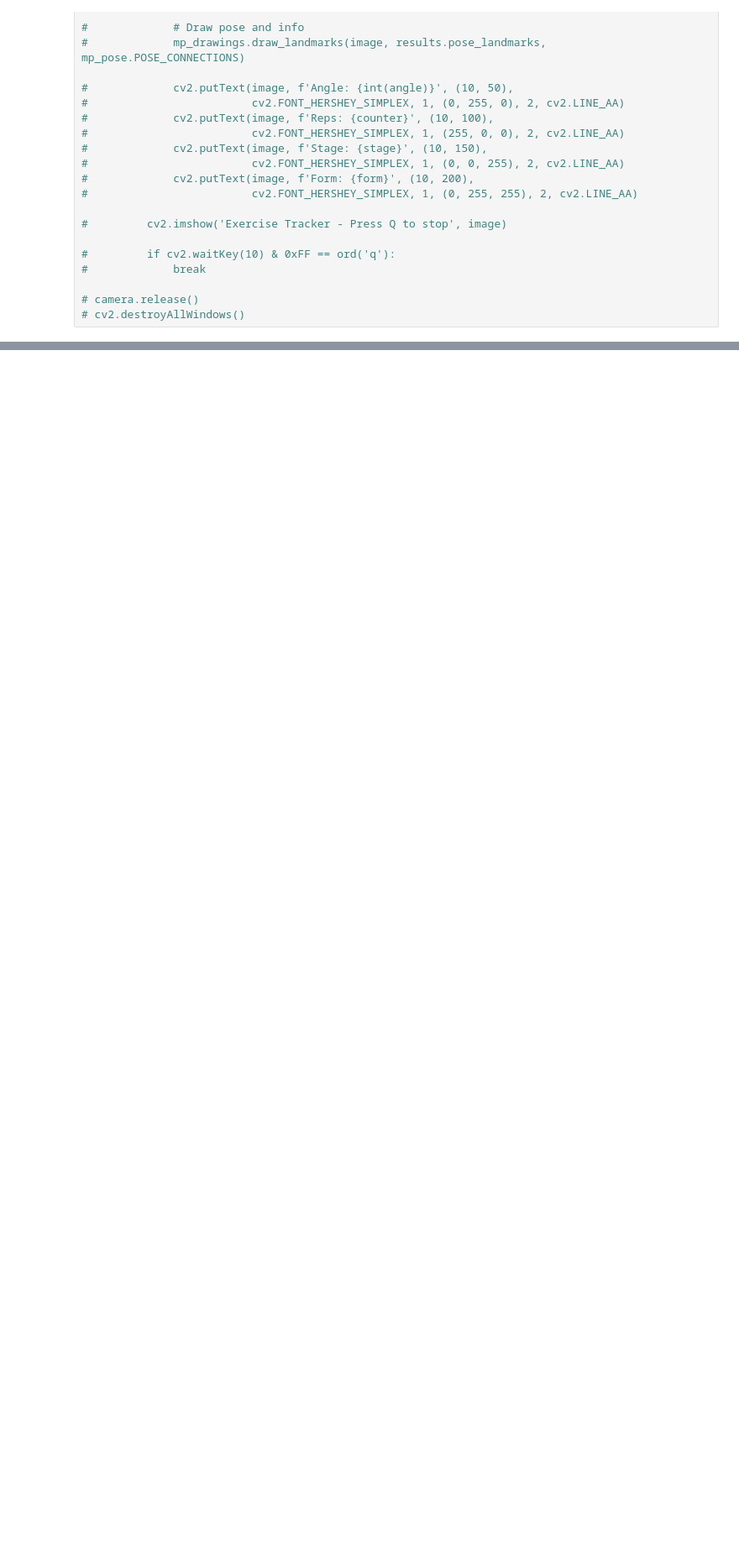
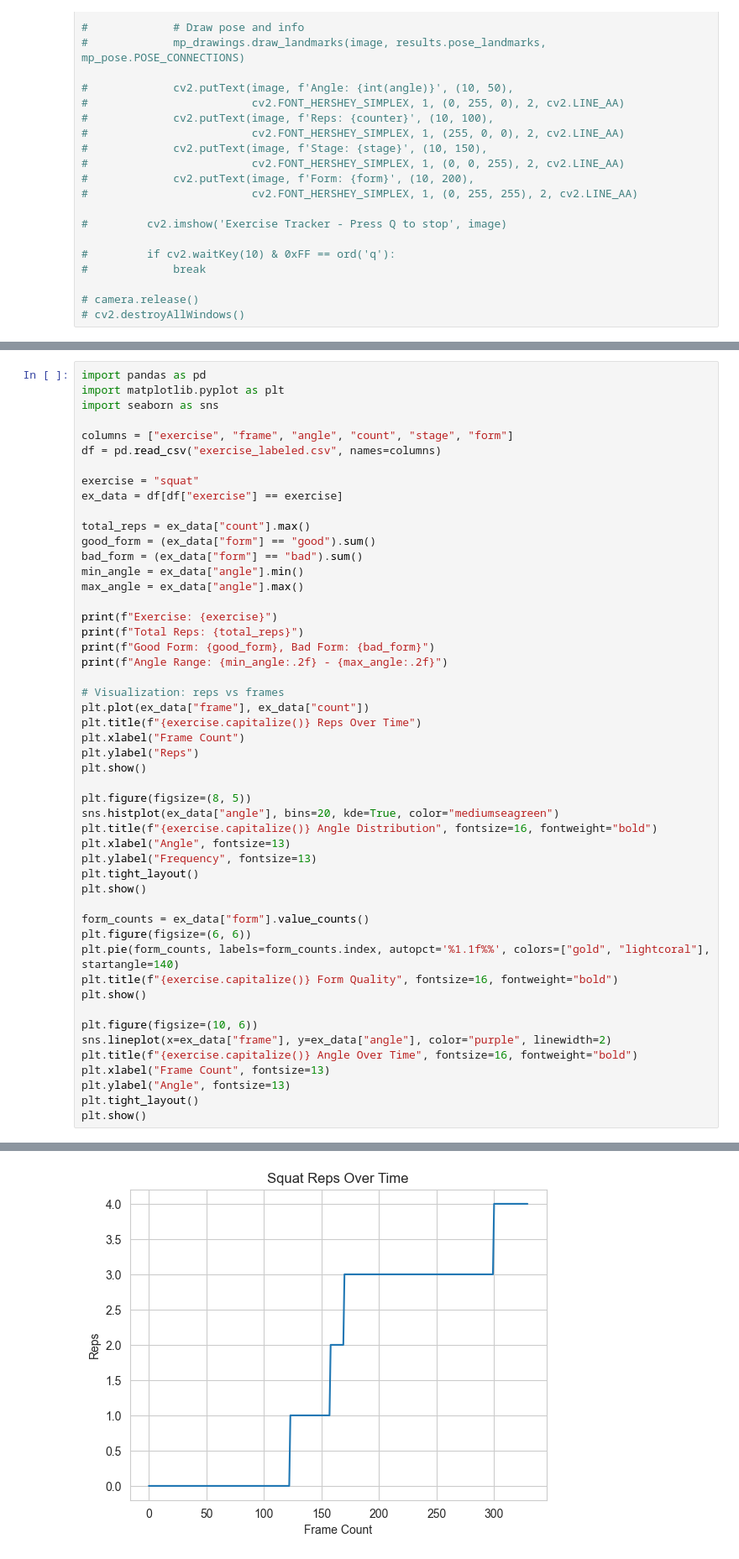
Before and after one commit to CouchPtato/AI-Physio-Therapy-Tracker, a Jupyter notebook: AI-model/training.ipynb, the cells around one changed output, grey strips where cells are left out. Shown at 84% size. Saved outputs shown, nothing was run; the diff lists cells and outputs as text; blank space fills up the shorter version.

Commit message:
visualisations and using stored data

```diff
--- a/AI-model/training.ipynb
+++ b/AI-model/training.ipynb
@@ -309,0 +315,51 @@ cv2.destroyAllWindows()
+# %%
+import pandas as pd
+import matplotlib.pyplot as plt
+import seaborn as sns
+
+columns = ["exercise", "frame", "angle", "count", "stage", "form"]
+df = pd.read_csv("exercise_labeled.csv", names=columns)
+
+exercise = "squat"
+ex_data = df[df["exercise"] == exercise]
+
+total_reps = ex_data["count"].max()
+good_form = (ex_data["form"] == "good").sum()
+bad_form = (ex_data["form"] == "bad").sum()
+min_angle = ex_data["angle"].min()
+max_angle = ex_data["angle"].max()
+
+print(f"Exercise: {exercise}")
+print(f"Total Reps: {total_reps}")
+print(f"Good Form: {good_form}, Bad Form: {bad_form}")
+print(f"Angle Range: {min_angle:.2f} - {max_angle:.2f}")
+
+# Visualization: reps vs frames
+plt.plot(ex_data["frame"], ex_data["count"])
+plt.title(f"{exercise.capitalize()} Reps Over Time")
+plt.xlabel("Frame Count")
+plt.ylabel("Reps")
+plt.show()
+
+plt.figure(figsize=(8, 5))
+sns.histplot(ex_data["angle"], bins=20, kde=True, color="mediumseagreen")
+plt.title(f"{exercise.capitalize()} Angle Distribution", fontsize=16, fontweight="bold")
+plt.xlabel("Angle", fontsize=13)
+plt.ylabel("Frequency", fontsize=13)
+plt.tight_layout()
+plt.show()
+
+form_counts = ex_data["form"].value_counts()
+plt.figure(figsize=(6, 6))
+plt.pie(form_counts, labels=form_counts.index, autopct='%1.1f%%', colors=["gold", "lightcoral"], startangle=140)
+plt.title(f"{exercise.capitalize()} Form Quality", fontsize=16, fontweight="bold")
+plt.show()
+
+plt.figure(figsize=(10, 6))
+sns.lineplot(x=ex_data["frame"], y=ex_data["angle"], color="purple", linewidth=2)
+plt.title(f"{exercise.capitalize()} Angle Over Time", fontsize=16, fontweight="bold")
+plt.xlabel("Frame Count", fontsize=13)
+plt.ylabel("Angle", fontsize=13)
+plt.tight_layout()
+plt.show()
+# %% [output]
@@ -309,0 +370 @@ cv2.destroyAllWindows()
+[figure, added]
```
Also changed, not shown: parts of 3 cells of this notebook, 1 other file.
